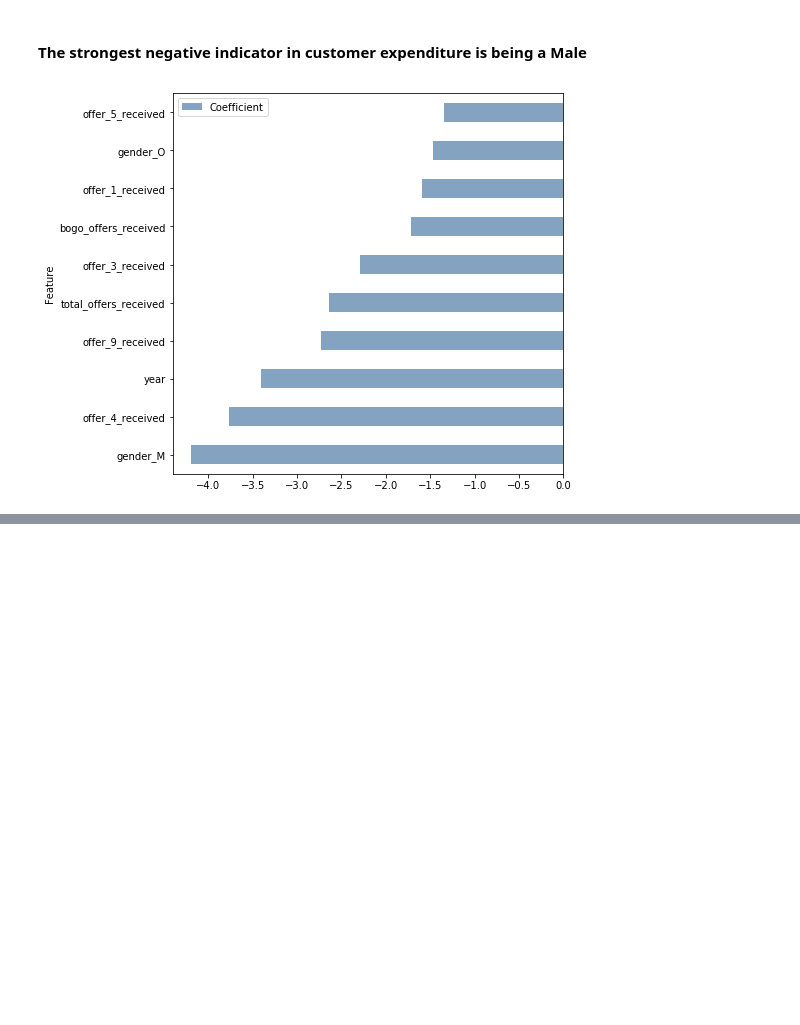
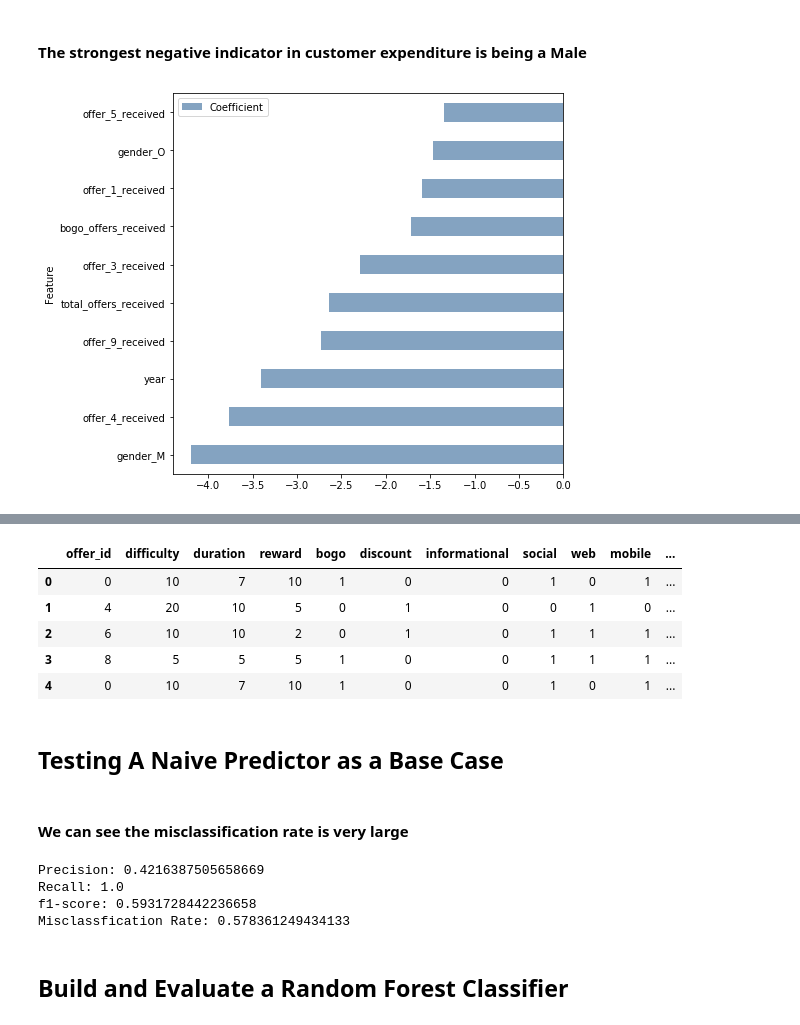
Before and after one commit to adhamelkhouly/starbucks_promotions, a Jupyter notebook: starbucks_offers.ipynb, the cells around one changed output, grey strips where cells are left out. Drawn from its saved outputs; the diff is of its cells as text; code cells hidden in the pictures; blank space fills up the shorter version.

```diff
--- a/starbucks_offers.ipynb
+++ b/starbucks_offers.ipynb
@@ -211,6 +212,15 @@ def create_age_ranges(df):
     return ranges
 # %%
 def customer_mapper(df, column_name):
+    """
+    Maps custimer id's to integer values and returns the encoded customers column
+    as well as a dictionary of all encodings
+    Args:
+        df(pd.DataFrame): profile dataframe
+        column_name(string): column containing id
+    Returns:
+        (dict, dict)
+    """
     coded_dict = dict()
     counter = 0
     customer_encoded = []
@@ -224,6 +234,13 @@ def customer_mapper(df, column_name):
     return customer_encoded, coded_dict
 # %%
 def clean_profile_data(df):
+    """
+    Cleans profile dataframe
+    Args:
+        df(pd.DataFrame): profile dataframe
+    Returns:
+        (pd.DataFrame, dict)
+    """
     # Dropping rows with NaN values
     df.dropna(inplace=True)
 
@@ -346,6 +363,15 @@ plt.ylabel('Proportion (%)');
 ## 3. Transcripts
 # %%
 def clean_transcript_data(df, customer_dict, offer_dict):
+    """
+    Cleans transcript dataframe and splits it into
+    2 dataframes, one for offers and the other is for
+    transactions
+    Args:
+        df(pd.DataFrame): transactions dataframe
+    Returns:
+        (pd.DataFrame, pd.DataFrame)
+    """
     # Mapping Customer Dictionary onto person_column
     df.person = df.person.map(customer_dict)
 
@@ -803,0 +932,34 @@ q2_df.drop('Abs_Coefficient', axis=1).sort_values(
+# %%
+model_df = find_effective_offers(offers_transcript, profile)
+model_df.head()
+# %% [output]
+|  | offer_id | difficulty | duration | reward | bogo | discount | informational | social | web | mobile | ... |
+| 0 | 0 | 10 | 7 | 10 | 1 | 0 | 0 | 1 | 0 | 1 | ... |
+| 1 | 4 | 20 | 10 | 5 | 0 | 1 | 0 | 0 | 1 | 0 | ... |
+| 2 | 6 | 10 | 10 | 2 | 0 | 1 | 0 | 1 | 1 | 1 | ... |
+| 3 | 8 | 5 | 5 | 5 | 1 | 0 | 0 | 1 | 1 | 1 | ... |
+| 4 | 0 | 10 | 7 | 10 | 1 | 0 | 0 | 1 | 0 | 1 | ... |
+# %% [markdown]
+## Testing A Naive Predictor as a Base Case
+# %% [markdown]
+#### We can see the misclassification rate is very large
+# %%
+X = model_df.drop(['effective_offer', 'customer_id', 'offer_id'], axis=1)
+y = model_df['effective_offer']
+
+X_train, X_test, y_train, y_test = train_test_split(X, y, test_size=.2)
+
+n_pred_preicision = metrics.precision_score(y_test ,np.ones(len(y_test)))
+n_pred_recall= metrics.recall_score(y_test,np.ones(len(y_test)))
+n_pred_f1score = metrics.f1_score(y_test, np.ones(len(y_test)))
+n_pred_misclassfication =  1 - metrics.accuracy_score(y_test, np.ones(len(y_test)))
+
+print("Precision: {}\nRecall: {}\nf1-score: {}\nMisclassfication Rate: {}".format(
+    n_pred_preicision,n_pred_recall, n_pred_f1score, n_pred_misclassfication))
+# %% [output]
+Precision: 0.4216387505658669
+Recall: 1.0
+f1-score: 0.5931728442236658
+Misclassfication Rate: 0.578361249434133
+# %% [markdown]
+## Build and Evaluate a Random Forest Classifier
```
Also changed, not shown: parts of 38 cells of this notebook.
